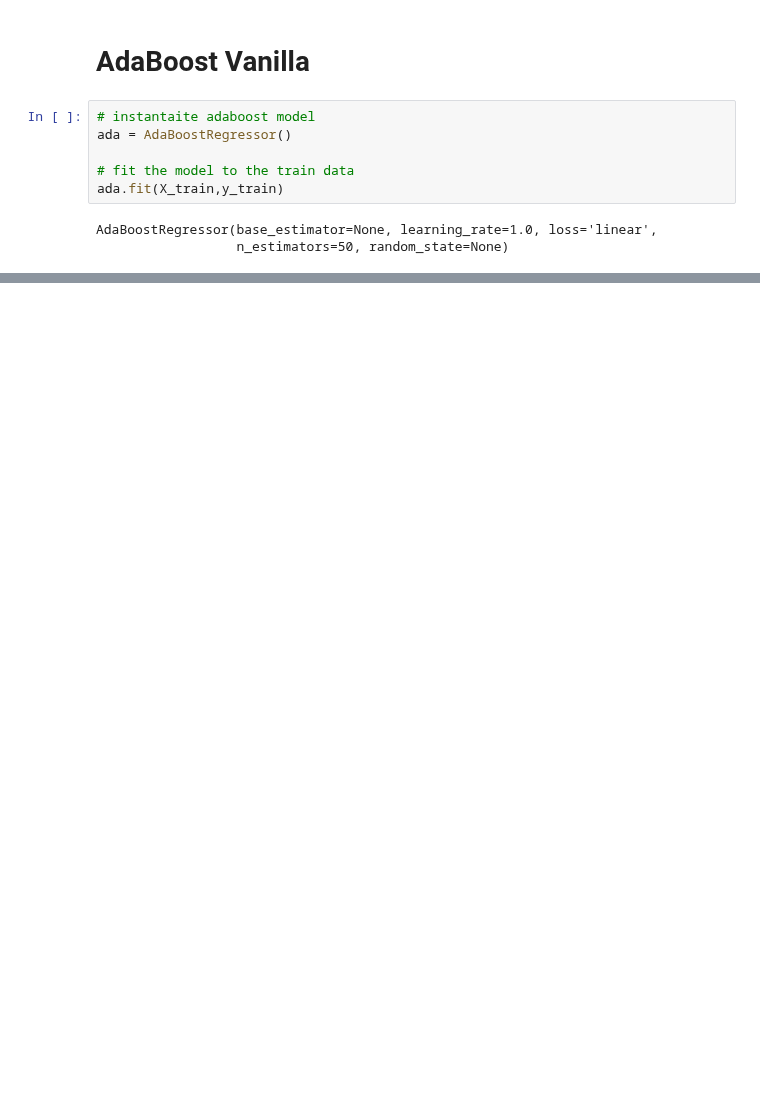
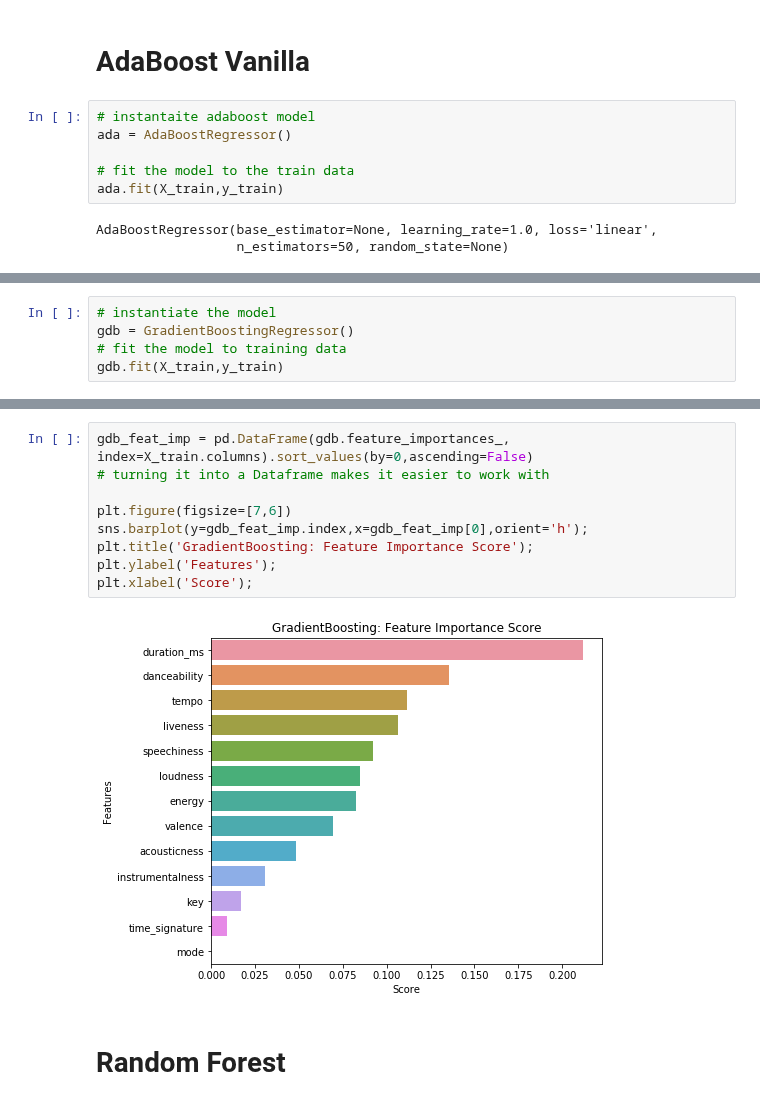
Before and after one commit to ipatel467/Spotify-Project, a Jupyter notebook: Spotify.ipynb, the cells around one changed output, grey strips where cells are left out. Cells and saved outputs as stored; diff of their text form; blank space fills up the shorter version.

```diff
--- a/Spotify.ipynb
+++ b/Spotify.ipynb
@@ -484,0 +490,5 @@ plt.xlabel('Score');
+# %%
+# instantiate the model
+gdb = GradientBoostingRegressor()
+# fit the model to training data
+gdb.fit(X_train,y_train)
@@ -484,0 +519,13 @@ plt.xlabel('Score');
+# %%
+gdb_feat_imp = pd.DataFrame(gdb.feature_importances_, index=X_train.columns).sort_values(by=0,ascending=False)
+# turning it into a Dataframe makes it easier to work with
+
+plt.figure(figsize=[7,6])
+sns.barplot(y=gdb_feat_imp.index,x=gdb_feat_imp[0],orient='h');
+plt.title('GradientBoosting: Feature Importance Score');
+plt.ylabel('Features');
+plt.xlabel('Score');
+# %% [output]
+[figure, added]
+# %% [markdown]
+# Random Forest
```
Also changed, not shown: parts of 50 cells of this notebook.
